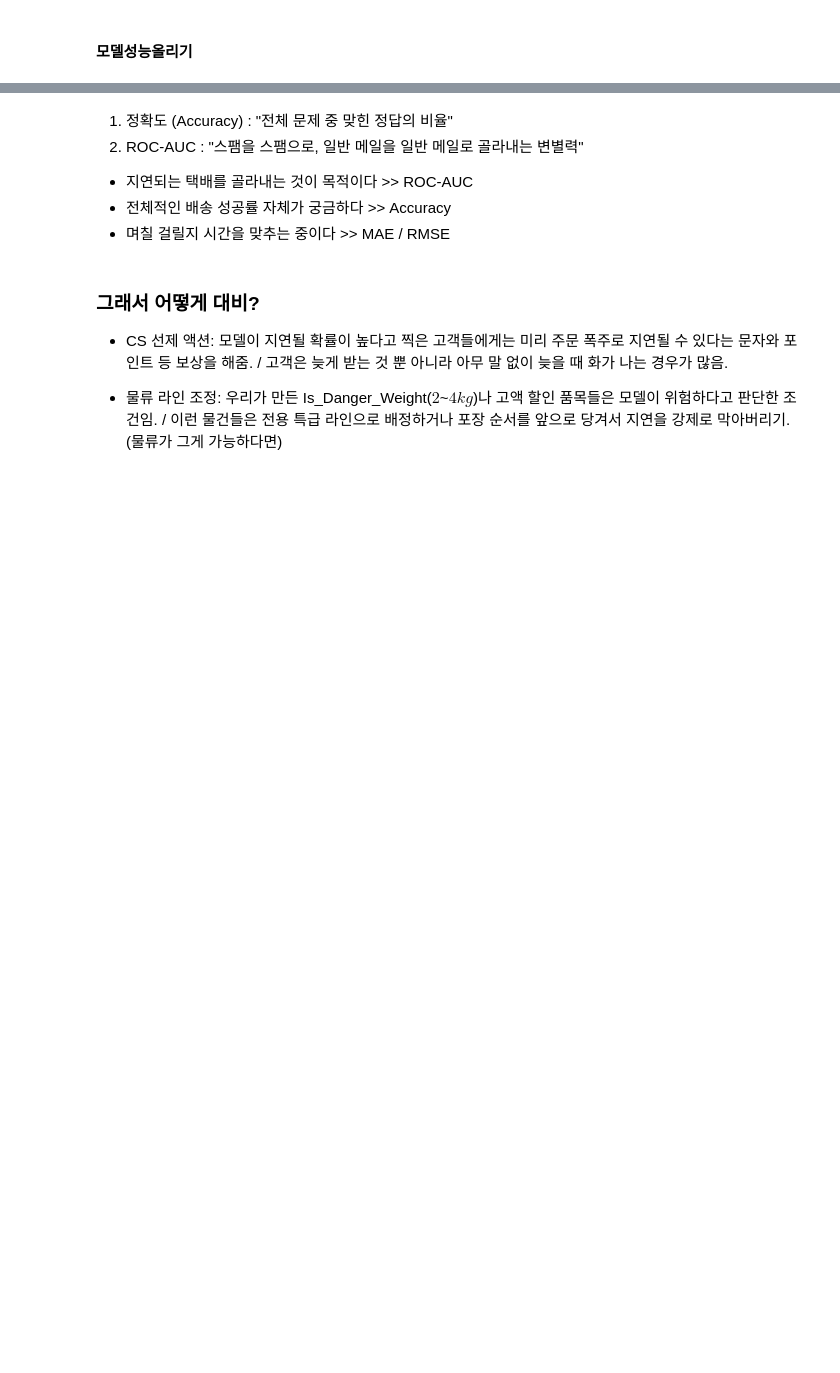
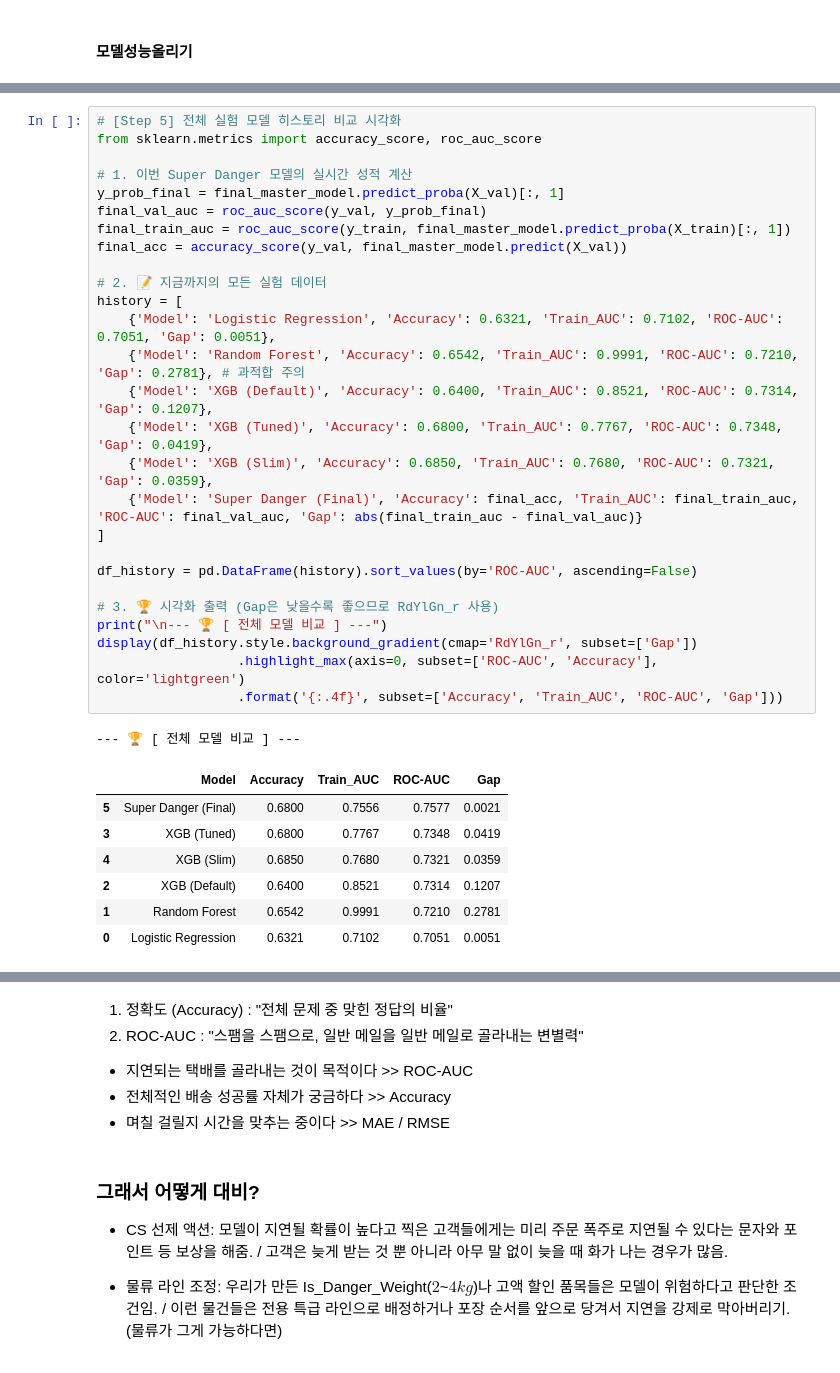
Before and after one commit to lamph0880/E-commerce, a Jupyter notebook: KHM/MiniProject.ipynb, the cells around one changed output, grey strips where cells are left out. Saved outputs shown, nothing was run; the diff lists cells and outputs as text; blank space fills up the shorter version.

```diff
--- a/KHM/MiniProject.ipynb
+++ b/KHM/MiniProject.ipynb
@@ -588 +591,37 @@ display(df_sorted.style.background_gradient(cmap='RdYlGn_r', subset=['Gap'])
+# %%
+# [Step 5] 전체 실험 모델 히스토리 비교 시각화
+from sklearn.metrics import accuracy_score, roc_auc_score
+
+# 1. 이번 Super Danger 모델의 실시간 성적 계산
+y_prob_final = final_master_model.predict_proba(X_val)[:, 1]
+final_val_auc = roc_auc_score(y_val, y_prob_final)
+final_train_auc = roc_auc_score(y_train, final_master_model.predict_proba(X_train)[:, 1])
+final_acc = accuracy_score(y_val, final_master_model.predict(X_val))
+
+# 2. 📝 지금까지의 모든 실험 데이터
+history = [
+    {'Model': 'Logistic Regression', 'Accuracy': 0.6321, 'Train_AUC': 0.7102, 'ROC-AUC': 0.7051, 'Gap': 0.0051},
+    {'Model': 'Random Forest', 'Accuracy': 0.6542, 'Train_AUC': 0.9991, 'ROC-AUC': 0.7210, 'Gap': 0.2781}, # 과적합 주의
+    {'Model': 'XGB (Default)', 'Accuracy': 0.6400, 'Train_AUC': 0.8521, 'ROC-AUC': 0.7314, 'Gap': 0.1207},
+    {'Model': 'XGB (Tuned)', 'Accuracy': 0.6800, 'Train_AUC': 0.7767, 'ROC-AUC': 0.7348, 'Gap': 0.0419},
+    {'Model': 'XGB (Slim)', 'Accuracy': 0.6850, 'Train_AUC': 0.7680, 'ROC-AUC': 0.7321, 'Gap': 0.0359},
+    {'Model': 'Super Danger (Final)', 'Accuracy': final_acc, 'Train_AUC': final_train_auc, 'ROC-AUC': final_val_auc, 'Gap': abs(final_train_auc - final_val_auc)}
+]
+
+df_history = pd.DataFrame(history).sort_values(by='ROC-AUC', ascending=False)
+
+# 3. 🏆 시각화 출력 (Gap은 낮을수록 좋으므로 RdYlGn_r 사용)
+print("\n--- 🏆 [ 전체 모델 비교 ] ---")
+display(df_history.style.background_gradient(cmap='RdYlGn_r', subset=['Gap'])
+                  .highlight_max(axis=0, subset=['ROC-AUC', 'Accuracy'], color='lightgreen')
+                  .format('{:.4f}', subset=['Accuracy', 'Train_AUC', 'ROC-AUC', 'Gap']))
+# %% [output]
+--- 🏆 [ 전체 모델 비교 ] ---
+|  | Model | Accuracy | Train_AUC | ROC-AUC | Gap |
+| 5 | Super Danger (Final) | 0.6800 | 0.7556 | 0.7577 | 0.0021 |
+| 3 | XGB (Tuned) | 0.6800 | 0.7767 | 0.7348 | 0.0419 |
+| 4 | XGB (Slim) | 0.6850 | 0.7680 | 0.7321 | 0.0359 |
+| 2 | XGB (Default) | 0.6400 | 0.8521 | 0.7314 | 0.1207 |
+| 1 | Random Forest | 0.6542 | 0.9991 | 0.7210 | 0.2781 |
+| 0 | Logistic Regression | 0.6321 | 0.7102 | 0.7051 | 0.0051 |
 # %% [markdown]
```
Also changed, not shown: parts of 16 cells of this notebook, 2 other files.
